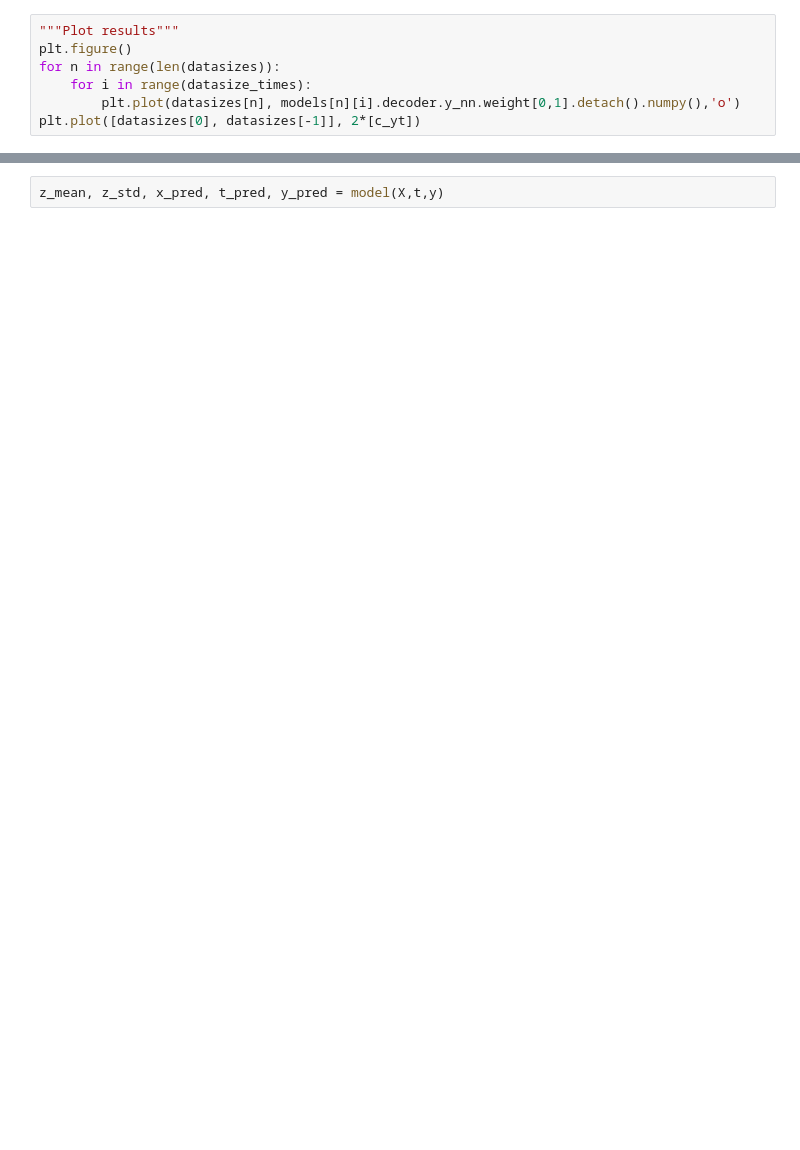
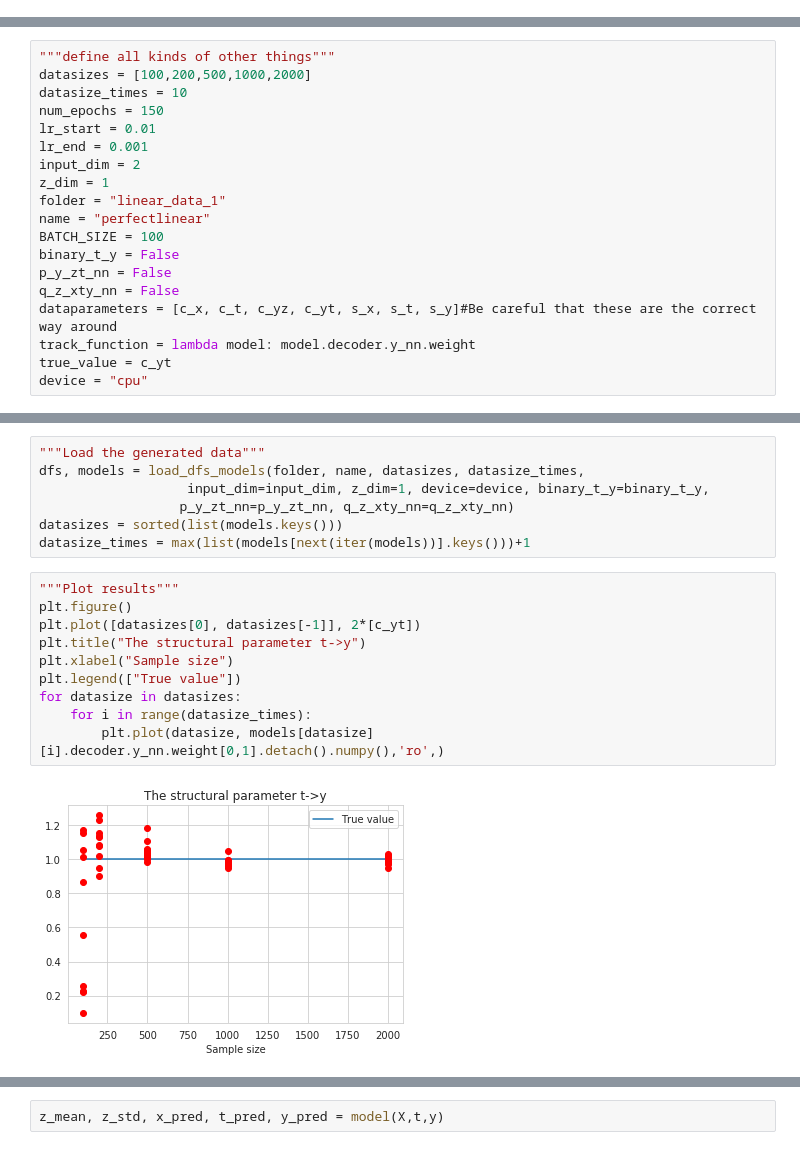
Before and after one commit to skwfz/cevae, a Jupyter notebook: linearTesting.ipynb, the cells around one changed output, grey strips where cells are left out. Drawn from its saved outputs; the diff is of its cells as text; blank space fills up the shorter version.

```diff
--- a/linearTesting.ipynb
+++ b/linearTesting.ipynb
@@ -78,7 +0,0 @@ tensor([[0.5987, 1.0075]], requires_grad=True)
-# %%
-"""Plot results"""
-plt.figure()
-for n in range(len(datasizes)):
-    for i in range(datasize_times):
-        plt.plot(datasizes[n], models[n][i].decoder.y_nn.weight[0,1].detach().numpy(),'o')
-plt.plot([datasizes[0], datasizes[-1]], 2*[c_yt])
@@ -144,0 +25,19 @@ tensor([0.9828], grad_fn=<ExpBackward>)
+# %%
+"""define all kinds of other things"""
+datasizes = [100,200,500,1000,2000]
+datasize_times = 10
+num_epochs = 150
+lr_start = 0.01
+lr_end = 0.001
+input_dim = 2
+z_dim = 1
+folder = "linear_data_1"
+name = "perfectlinear"
+BATCH_SIZE = 100
+binary_t_y = False
+p_y_zt_nn = False
+q_z_xty_nn = False
+dataparameters = [c_x, c_t, c_yz, c_yt, s_x, s_t, s_y]#Be careful that these are the correct way around
+track_function = lambda model: model.decoder.y_nn.weight
+true_value = c_yt
+device = "cpu"
@@ -144,0 +67,19 @@ tensor([0.9828], grad_fn=<ExpBackward>)
+# %%
+"""Load the generated data"""
+dfs, models = load_dfs_models(folder, name, datasizes, datasize_times,
+                   input_dim=input_dim, z_dim=1, device=device, binary_t_y=binary_t_y,
+                  p_y_zt_nn=p_y_zt_nn, q_z_xty_nn=q_z_xty_nn)
+datasizes = sorted(list(models.keys()))
+datasize_times = max(list(models[next(iter(models))].keys()))+1
+# %%
+"""Plot results"""
+plt.figure()
+plt.plot([datasizes[0], datasizes[-1]], 2*[c_yt])
+plt.title("The structural parameter t->y")
+plt.xlabel("Sample size")
+plt.legend(["True value"])
+for datasize in datasizes:
+    for i in range(datasize_times):
+        plt.plot(datasize, models[datasize][i].decoder.y_nn.weight[0,1].detach().numpy(),'ro',)
+# %% [output]
+[figure, added]
```
Also changed, not shown: parts of 131 cells of this notebook, 6 other files.
